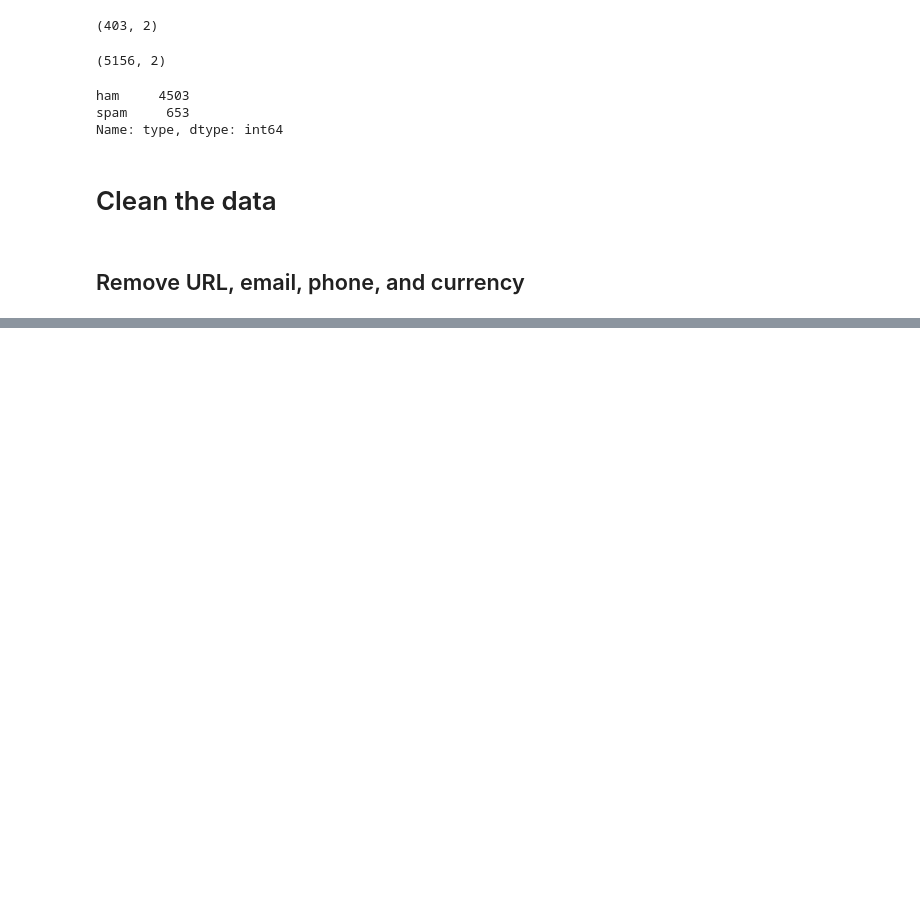
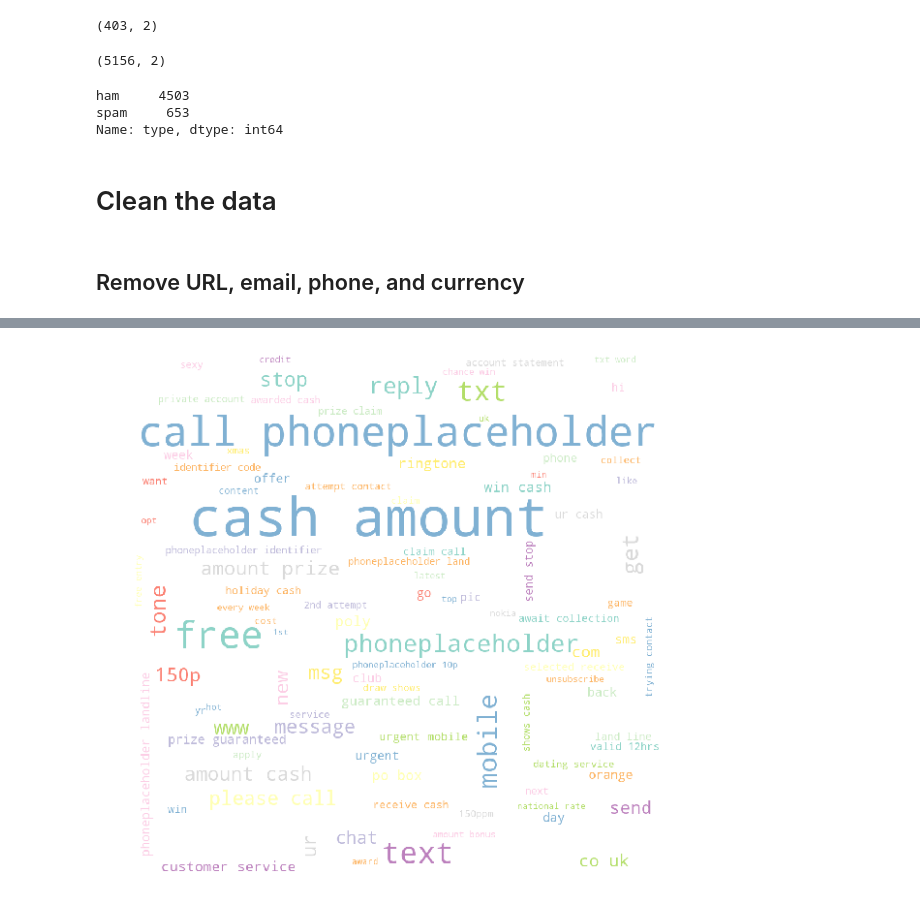
Before and after one commit to docju/capstone2, a Jupyter notebook: Capstone2.ipynb, the cells around one changed output, grey strips where cells are left out. Saved outputs shown, nothing was run; the diff lists cells and outputs as text; code cells hidden in the pictures; blank space fills up the shorter version.

```diff
--- a/Capstone2.ipynb
+++ b/Capstone2.ipynb
@@ -136,0 +242,19 @@ re.findall(phone_regex, '+447792 893 772')
+# %%
+spam_words=sms[sms['spam']==1]['text_norm'].values
+#Instantiate wordcloud object and use method to feed it our corpus
+wc = WordCloud( width=1000,
+    height=1000,
+    stopwords=stopwords.words("english"),
+    min_font_size=8,
+    max_words=100,
+    background_color='white',
+    colormap='Set3').generate_from_text(str(spam_words))
+
+#Use matplotlib.pyplot to display the fitted wordcloud
+#Turn axis off to get rid of axis numbers
+plt.figure(figsize = (10,10))
+plt.imshow(wc, interpolation='nearest')
+plt.axis('off')
+plt.show()
+# %% [output]
+[figure, added]
```
Also changed, not shown: parts of 13 cells of this notebook.
